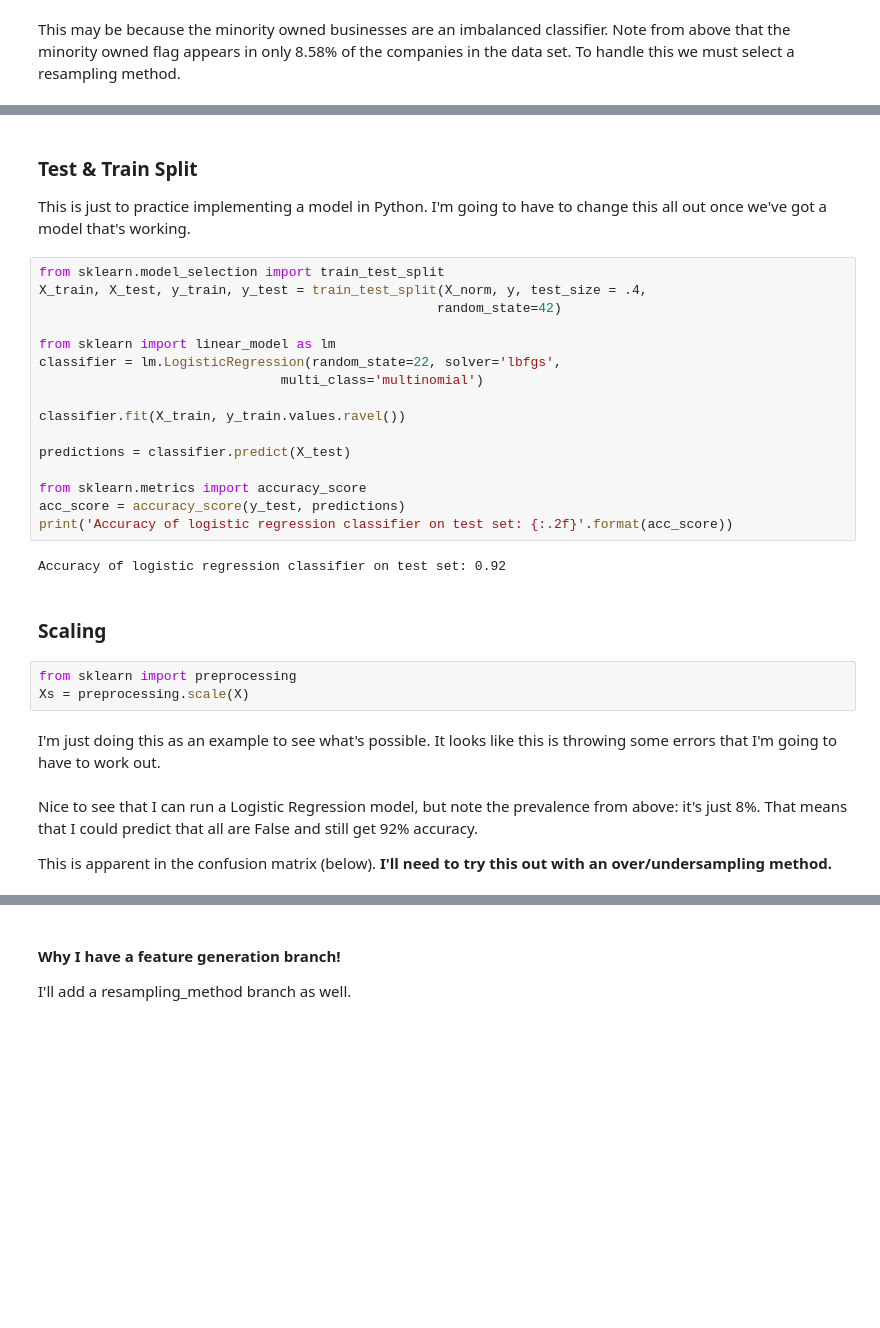
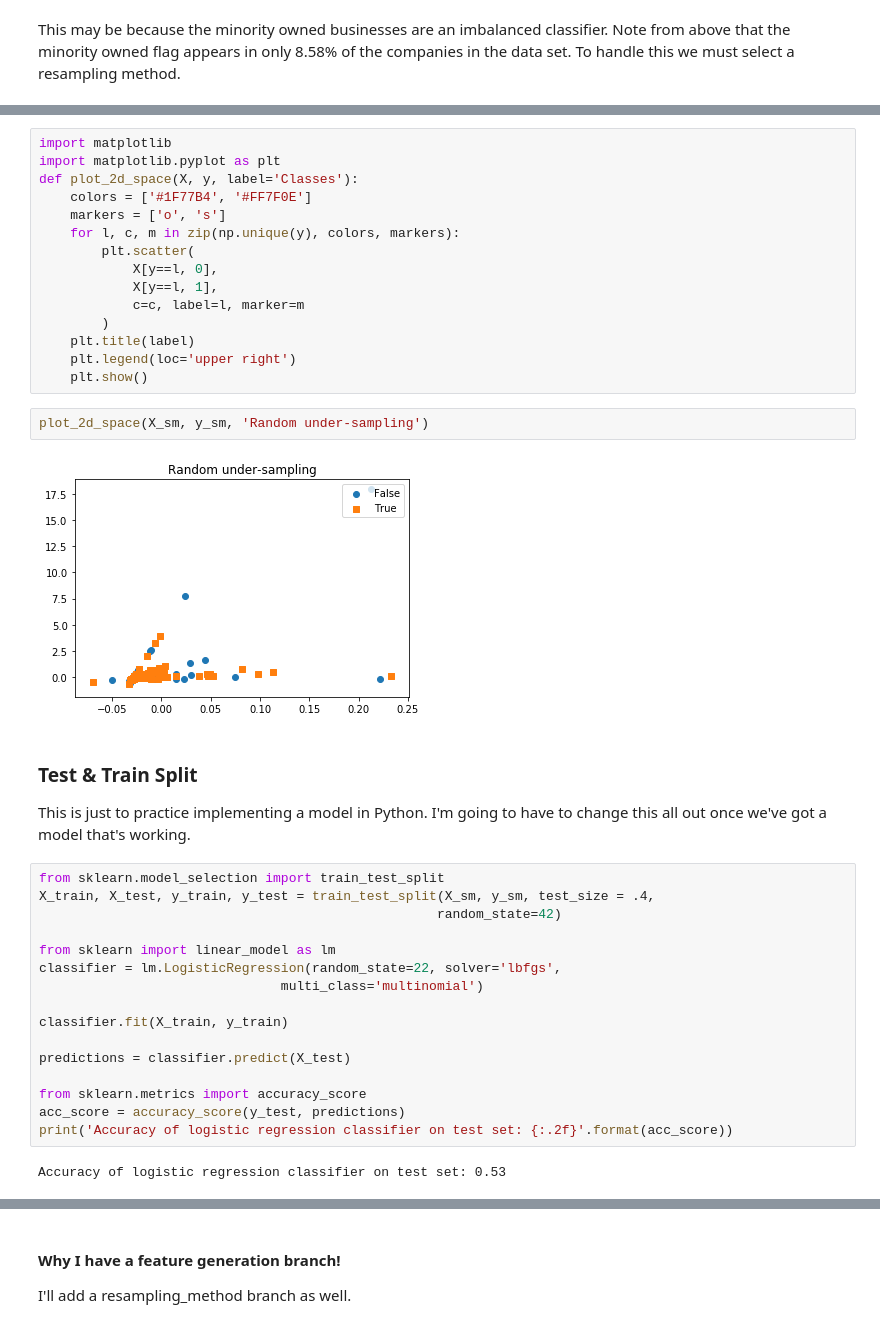
Before and after one commit to benmccary/federal_py, a Jupyter notebook: Fed Exploratory.ipynb, the cells around one changed output, grey strips where cells are left out. Drawn from its saved outputs; the diff is of its cells as text; blank space fills up the shorter version.

Commit message:
adding resampling method and scaling

```diff
--- a/Fed Exploratory.ipynb
+++ b/Fed Exploratory.ipynb
@@ -225,17 +269,36 @@ This may be because the minority owned businesses are an imbalanced classifier.
+# %%
+import matplotlib
+import matplotlib.pyplot as plt
+def plot_2d_space(X, y, label='Classes'):
+    colors = ['#1F77B4', '#FF7F0E']
+    markers = ['o', 's']
+    for l, c, m in zip(np.unique(y), colors, markers):
+        plt.scatter(
+            X[y==l, 0],
+            X[y==l, 1],
+            c=c, label=l, marker=m
+        )
+    plt.title(label)
+    plt.legend(loc='upper right')
+    plt.show()
+# %%
+plot_2d_space(X_sm, y_sm, 'Random under-sampling')
+# %% [output]
+[figure, added]
 # %% [markdown]
 ### Test & Train Split
 
 This is just to practice implementing a model in Python. I'm going to have to change this all out once we've got a model that's working.
 # %%
 from sklearn.model_selection import train_test_split
-X_train, X_test, y_train, y_test = train_test_split(X_norm, y, test_size = .4,
+X_train, X_test, y_train, y_test = train_test_split(X_sm, y_sm, test_size = .4,
                                                    random_state=42)
 
 from sklearn import linear_model as lm
 classifier = lm.LogisticRegression(random_state=22, solver='lbfgs',
                                multi_class='multinomial')
 
-classifier.fit(X_train, y_train.values.ravel())
+classifier.fit(X_train, y_train)
 
 predictions = classifier.predict(X_test)
 
@@ -243,18 +306,7 @@ from sklearn.metrics import accuracy_score
 acc_score = accuracy_score(y_test, predictions)
 print('Accuracy of logistic regression classifier on test set: {:.2f}'.format(acc_score))
 # %% [output]
-Accuracy of logistic regression classifier on test set: 0.92
+Accuracy of logistic regression classifier on test set: 0.53
-# %% [markdown]
-### Scaling
-# %%
-from sklearn import preprocessing
-Xs = preprocessing.scale(X)
-# %% [markdown]
-I'm just doing this as an example to see what's possible. It looks like this is throwing some errors that I'm going to have to work out.
-# %% [markdown]
-Nice to see that I can run a Logistic Regression model, but note the prevalence from above: it's just 8%.  That means that I could predict that all are False and still get 92% accuracy.
-
-This is apparent in the confusion matrix (below).  **I'll need to try this out with an over/undersampling method.**
 # %%
 from sklearn.metrics import confusion_matrix
 confusion_matrix = confusion_matrix(y_test, predictions)
```
Also changed, not shown: parts of 14 cells of this notebook, 2 other files.
